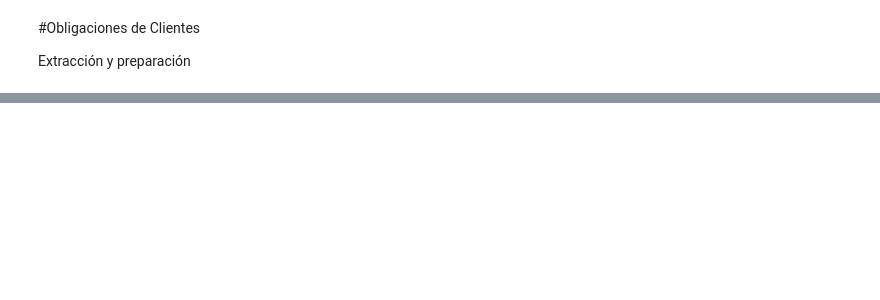
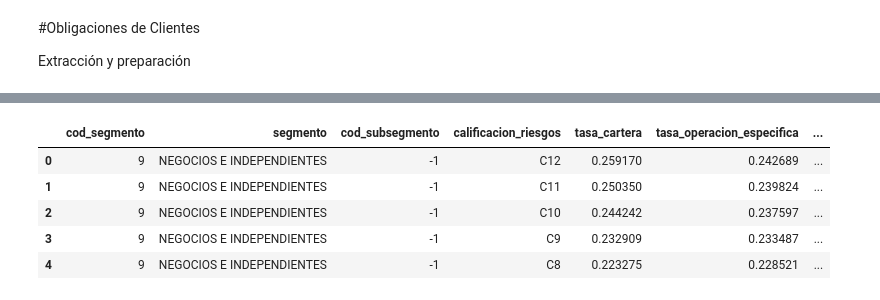
Before and after one commit to dapv9/obligaciones, a Jupyter notebook: etl-obligaciones.ipynb, the cells around one changed output, grey strips where cells are left out. Saved outputs shown, nothing was run; the diff lists cells and outputs as text; code cells hidden in the pictures; blank space fills up the shorter version.

```diff
--- a/etl-obligaciones.ipynb
+++ b/etl-obligaciones.ipynb
@@ -16,0 +46,10 @@ FileNotFoundError: [Errno 2] No such file or directory: 'Obligaciones_clientes.x
+# %%
+#Visualizamos las tasas
+df_tas.head()
+# %% [output]
+|  | cod_segmento | segmento | cod_subsegmento | calificacion_riesgos | tasa_cartera | tasa_operacion_especifica | ... |
+| 0 | 9 | NEGOCIOS E INDEPENDIENTES | -1 | C12 | 0.259170 | 0.242689 | ... |
+| 1 | 9 | NEGOCIOS E INDEPENDIENTES | -1 | C11 | 0.250350 | 0.239824 | ... |
+| 2 | 9 | NEGOCIOS E INDEPENDIENTES | -1 | C10 | 0.244242 | 0.237597 | ... |
+| 3 | 9 | NEGOCIOS E INDEPENDIENTES | -1 | C9 | 0.232909 | 0.233487 | ... |
+| 4 | 9 | NEGOCIOS E INDEPENDIENTES | -1 | C8 | 0.223275 | 0.228521 | ... |
```
Also changed, not shown: parts of 9 cells of this notebook, 1 other file.
